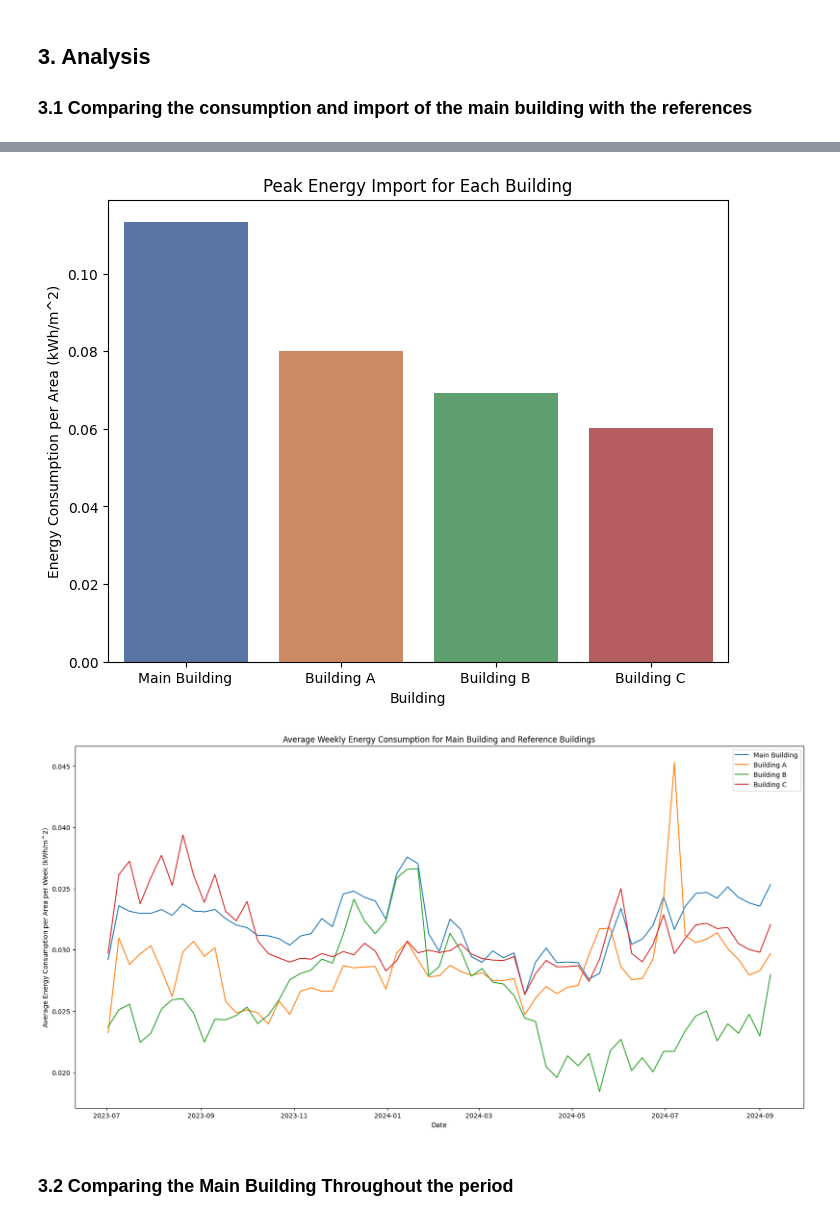
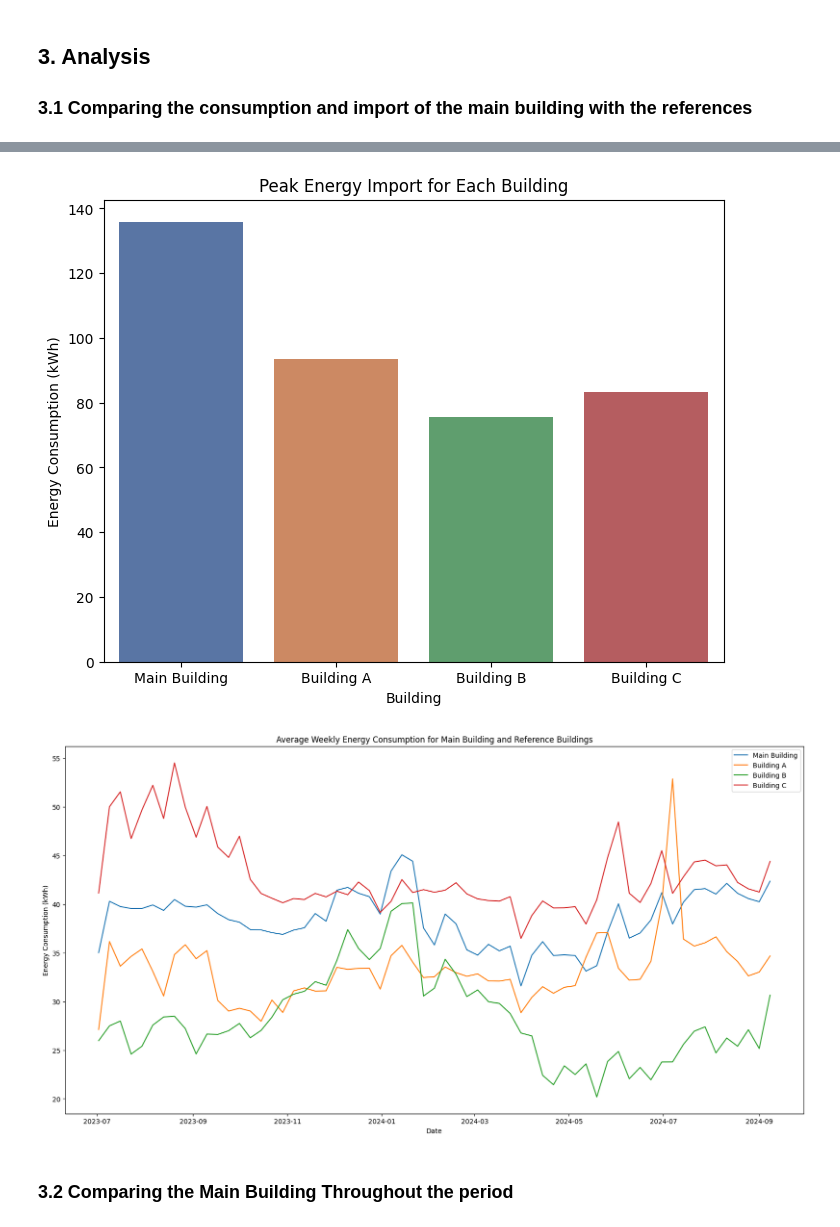
Before and after one commit to MatsNissen-Lie/SolarEnergyImpact, a Jupyter notebook: simen/analyse.ipynb, the cells around one changed output, grey strips where cells are left out. Saved outputs shown, nothing was run; the diff lists cells and outputs as text; code cells hidden in the pictures.

```diff
--- a/simen/analyse.ipynb
+++ b/simen/analyse.ipynb
@@ -413,4 +356,0 @@ main_building_df.head()
-# %%
-#Drop from main building dataframe
-main_building_df = main_building_df.drop(columns=['energy_source', 'direction', 'meter_name'])
-main_building_df.head()
@@ -425,7 +356,0 @@ main_building_df.head()
-# %%
-#Remove from Reference Buildings
-building_A_df = building_A_df.drop(columns=['energy_source', 'direction', 'meter_name'])
-building_B_df = building_B_df.drop(columns=['energy_source', 'direction', 'meter_name'])
-building_C_df = building_C_df.drop(columns=['energy_source', 'direction', 'meter_name'])
-
-building_A_df.head()
@@ -450,7 +356,0 @@ sizes = {
-# %%
-#Reference buildings
-building_A_df["avg_consumption"] = building_A_df["total_consumption"] / sizes[building_A_df["meter_id"].iloc[0]]
-building_B_df["avg_consumption"] = building_B_df["total_consumption"] / sizes[building_B_df["meter_id"].iloc[0]]
-building_C_df["avg_consumption"] = building_C_df["total_consumption"] / sizes[building_C_df["meter_id"].iloc[0]]
-
-building_C_df.head()
@@ -465,9 +356,0 @@ building_C_df.head()
-# %%
-#Main Building
-main_building_df["avg_consumption"] = main_building_df["total_consumption"] / sizes[main_building_df["meter_id"].iloc[0]]
-main_building_df["avg_import"] = main_building_df["import"] / sizes[main_building_df["meter_id"].iloc[0]]
-main_building_df["avg_export"] = main_building_df["export"] / sizes[main_building_df["meter_id"].iloc[0]]
-main_building_df["avg_net_import"] = main_building_df["net_import"] / sizes[main_building_df["meter_id"].iloc[0]]
-main_building_df["avg_solar_consumption"] = main_building_df["solar_consumption"] / sizes[main_building_df["meter_id"].iloc[0]]
-
-main_building_df.head()
@@ -601,7 +489,7 @@ plt.show()
 #Bar Plot of the max import for each building
 
 #The max net_import is the same as the max import
-max_import_main_building = main_building_df['avg_import'].max()
+max_import_main_building = main_building_df['value'].max()
 
 # Create a list of the max values and corresponding labels
 max_values = [max_import_main_building, max_building_A, max_building_B, max_building_C]
@@ -613,30 +501,30 @@ sns.barplot(x=building_labels, y=max_values, hue=building_labels, palette='deep'
 
 # Add labels and title
 plt.title('Peak Energy Import for Each Building')
-plt.ylabel('Energy Consumption per Area (kWh/m^2)')
+plt.ylabel('Energy Consumption (kWh)')
 plt.xlabel('Building')
 plt.show()
 # %% [output]
-[figure, old version]
+[figure, new version]
 # %%
 #We try to look at weekly data instead by grouping the data by week and taking the mean
-main_building_weekly_df = main_building_df["avg_consumption"].resample('W').mean().reset_index()
-building_A_weekly_df = building_A_df["avg_consumption"].resample('W').mean().reset_index()
-building_B_weekly_df = building_B_df["avg_consumption"].resample('W').mean().reset_index()
-building_C_weekly_df = building_C_df["avg_consumption"].resample('W').mean().reset_index()
+main_building_weekly_df = main_building_df["total_consumption"].resample('W').mean().reset_index()
+building_A_weekly_df = building_A_df["value"].resample('W').mean().reset_index()
+building_B_weekly_df = building_B_df["value"].resample('W').mean().reset_index()
+building_C_weekly_df = building_C_df["value"].resample('W').mean().reset_index()
 
 #Lineplot of the monthly data
 plt.figure(figsize=(20,10))
-sns.lineplot(data=main_building_weekly_df, x='timestamp', y='avg_consumption', label='Main Building')
-sns.lineplot(data=building_A_weekly_df, x='timestamp', y='avg_consumption', label='Building A')
-sns.lineplot(data=building_B_weekly_df, x='timestamp', y='avg_consumption', label='Building B')
-sns.lineplot(data=building_C_weekly_df, x='timestamp', y='avg_consumption', label='Building C')
+sns.lineplot(data=main_building_weekly_df, x='timestamp', y='total_consumption', label='Main Building')
+sns.lineplot(data=building_A_weekly_df, x='timestamp', y='value', label='Building A')
+sns.lineplot(data=building_B_weekly_df, x='timestamp', y='value', label='Building B')
+sns.lineplot(data=building_C_weekly_df, x='timestamp', y='value', label='Building C')
 plt.title('Average Weekly Energy Consumption for Main Building and Reference Buildings')
-plt.ylabel('Average Energy Consumption per Area per Week (kWh/m^2)')
+plt.ylabel('Energy Consumption (kWh)')
 plt.xlabel('Date')
 plt.show()
 # %% [output]
-[figure, old version]
+[figure, new version]
 # %% [markdown]
 ### 3.2 Comparing the Main Building Throughout the period
 # %%
```
Also changed, not shown: parts of 38 cells of this notebook, 2 other files.
